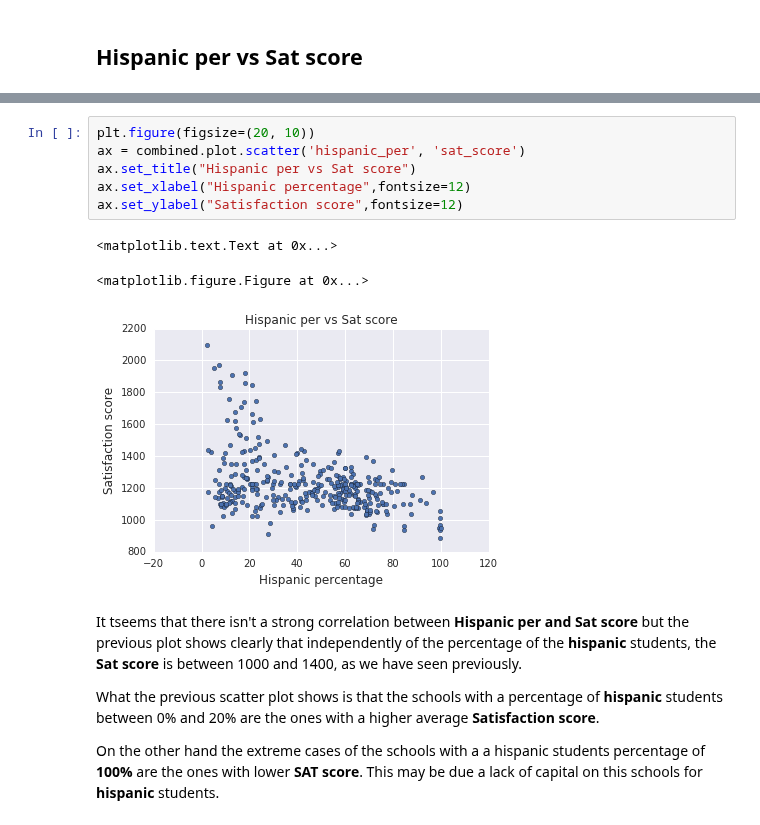
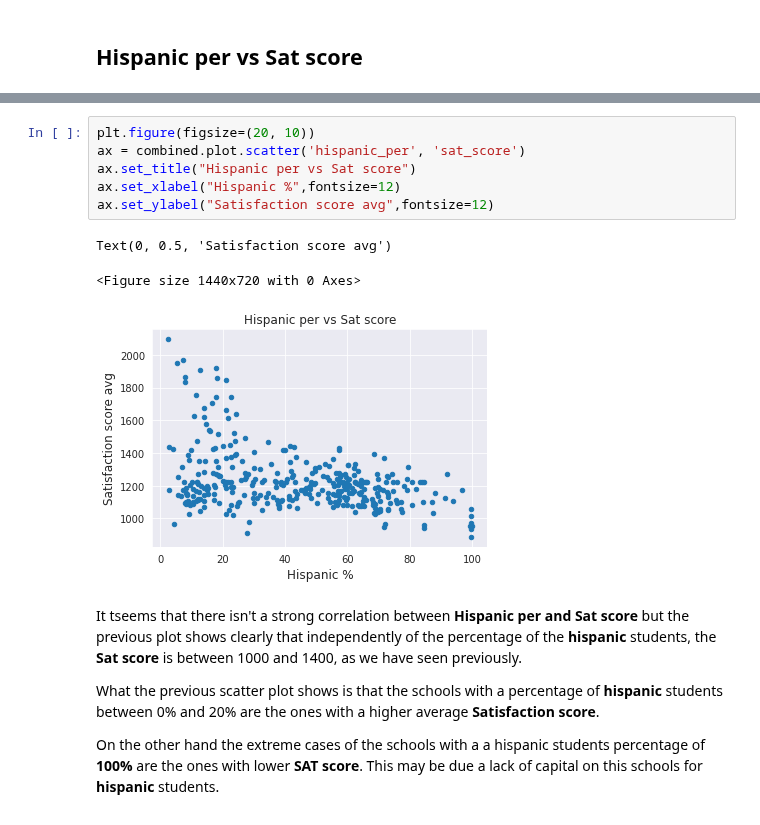
Before and after one commit to raduspaimoc/DataQuest-Projects, a Jupyter notebook: Analyzing NYC High School Data/Schools.ipynb, the cells around one changed output, grey strips where cells are left out. Saved outputs shown, nothing was run; the diff lists cells and outputs as text.

```diff
--- a/Analyzing NYC High School Data/Schools.ipynb
+++ b/Analyzing NYC High School Data/Schools.ipynb
@@ -353,13 +381,13 @@ On this point we have two questions are this correlations due a lack of funding
 # %%
 plt.figure(figsize=(20, 10))
 ax = combined.plot.scatter('hispanic_per', 'sat_score')
 ax.set_title("Hispanic per vs Sat score")
-ax.set_xlabel("Hispanic percentage",fontsize=12)
-ax.set_ylabel("Satisfaction score",fontsize=12)
+ax.set_xlabel("Hispanic %",fontsize=12)
+ax.set_ylabel("Satisfaction score avg",fontsize=12)
 # %% [output]
-<matplotlib.text.Text at 0x...>
+Text(0, 0.5, 'Satisfaction score avg')
-<matplotlib.figure.Figure at 0x...>
+<Figure size 1440x720 with 0 Axes>
-[figure, old version]
+[figure, new version]
 # %% [markdown]
 It tseems that there isn't a strong correlation between **Hispanic per and Sat score** but the previous plot shows clearly that independently of the percentage of the **hispanic** students, the  **Sat score** is between 1000 and 1400, as we have seen previously.
 
```
Also changed, not shown: parts of 17 cells of this notebook.
